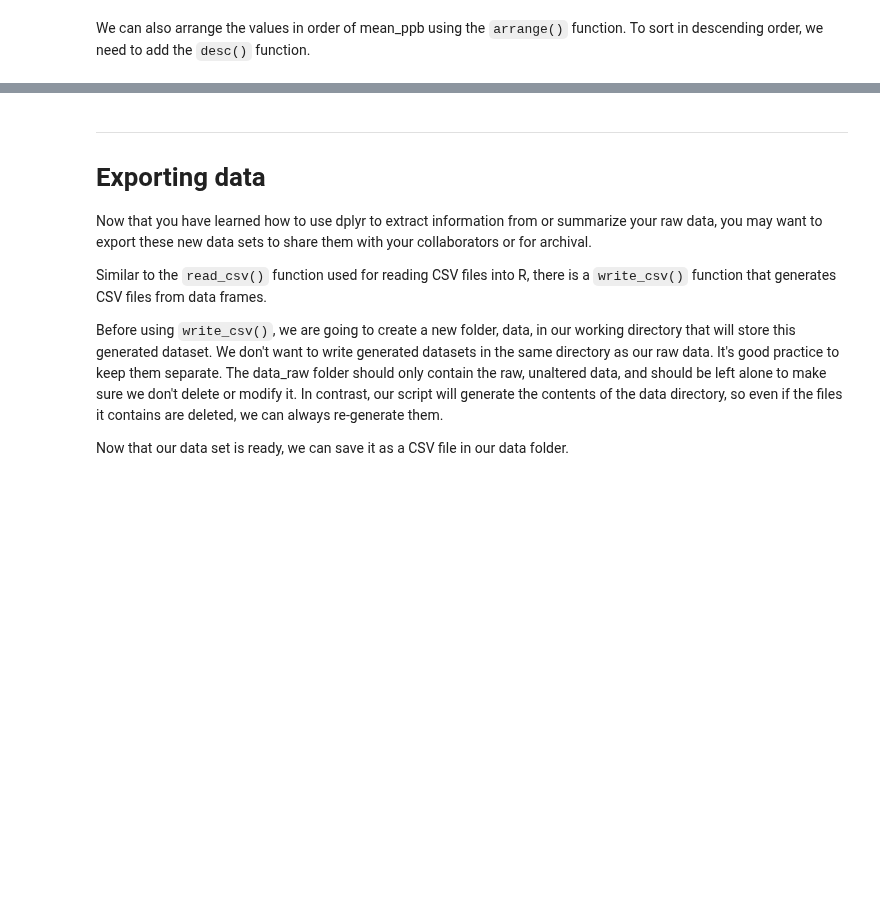
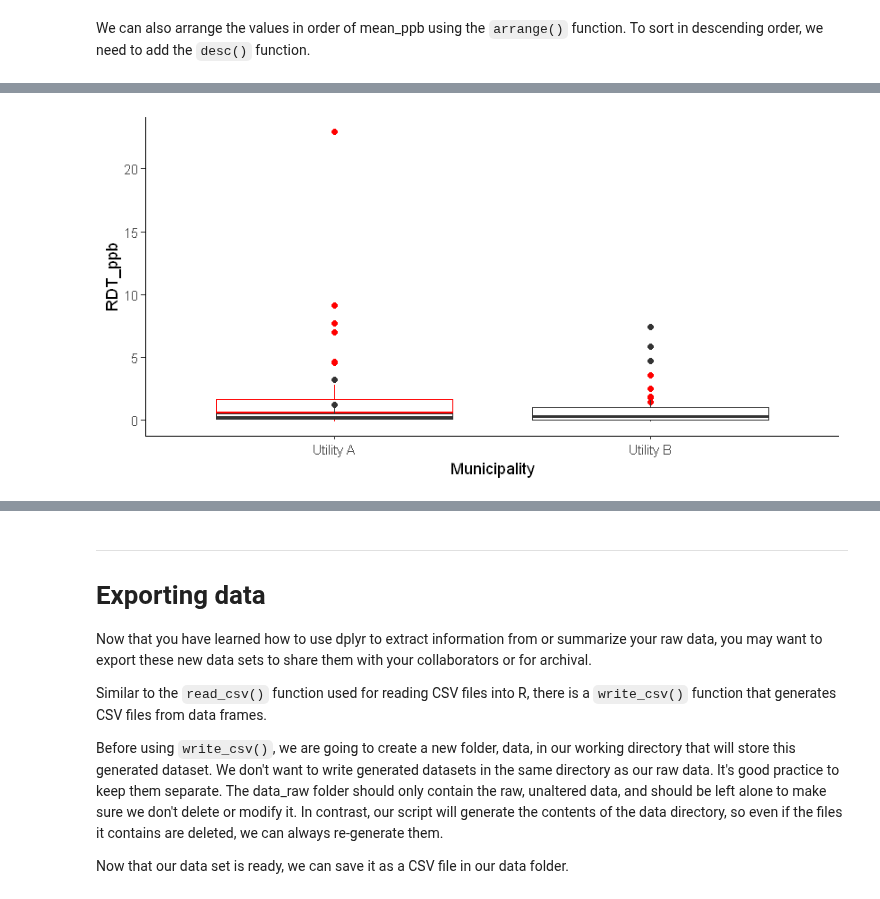
Before and after one commit to Diego-Ibarra/biol3782, a Jupyter notebook: week5/advanced_data_manipulation - JL edited version.ipynb, the cells around one changed output, grey strips where cells are left out. Cells and saved outputs as stored; diff of their text form; code cells hidden in the pictures; blank space fills up the shorter version.

```diff
--- a/week5/advanced_data_manipulation - JL edited version.ipynb
+++ b/week5/advanced_data_manipulation - JL edited version.ipynb
@@ -936,0 +526,8 @@ theme_classic()
+# %%
+combined_lead %>%
+filter(Municipality %in%c("Utility A", "Utility B")) %>%
+ggplot()+
+geom_boxplot(aes(x=Municipality, y=RDT_ppb), color="red")+
+geom_boxplot(aes(x=Municipality, y=Flushed_ppb))+
+theme_classic()
+# %% [output]
@@ -936,0 +536 @@ theme_classic()
+[figure, added]
```
Also changed, not shown: parts of 133 cells of this notebook, 8 other files.
